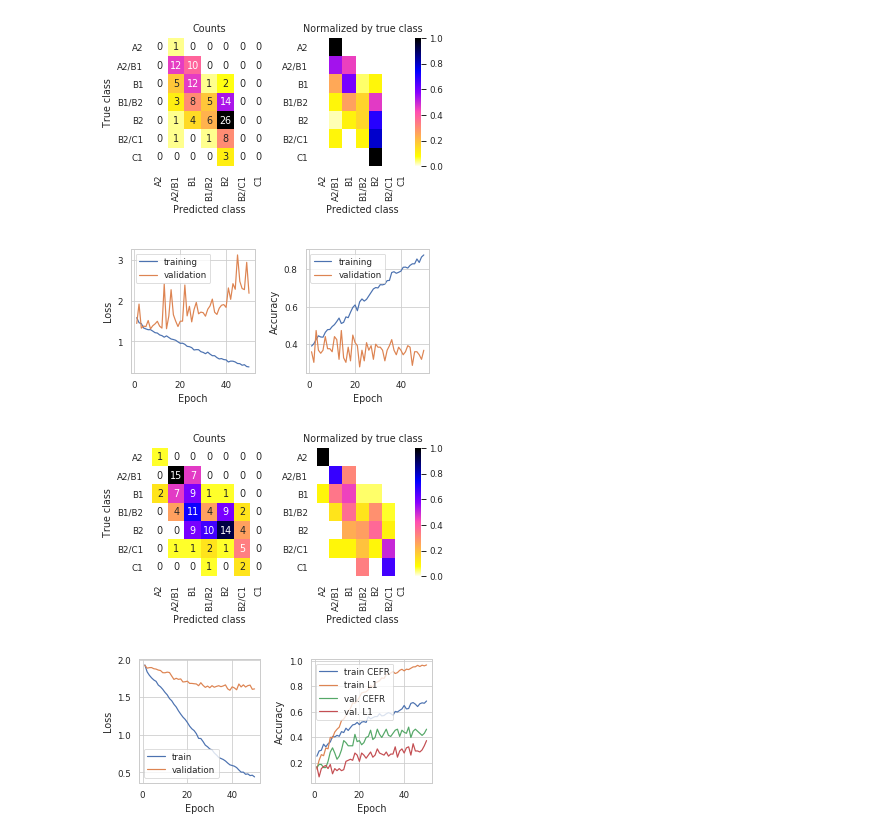
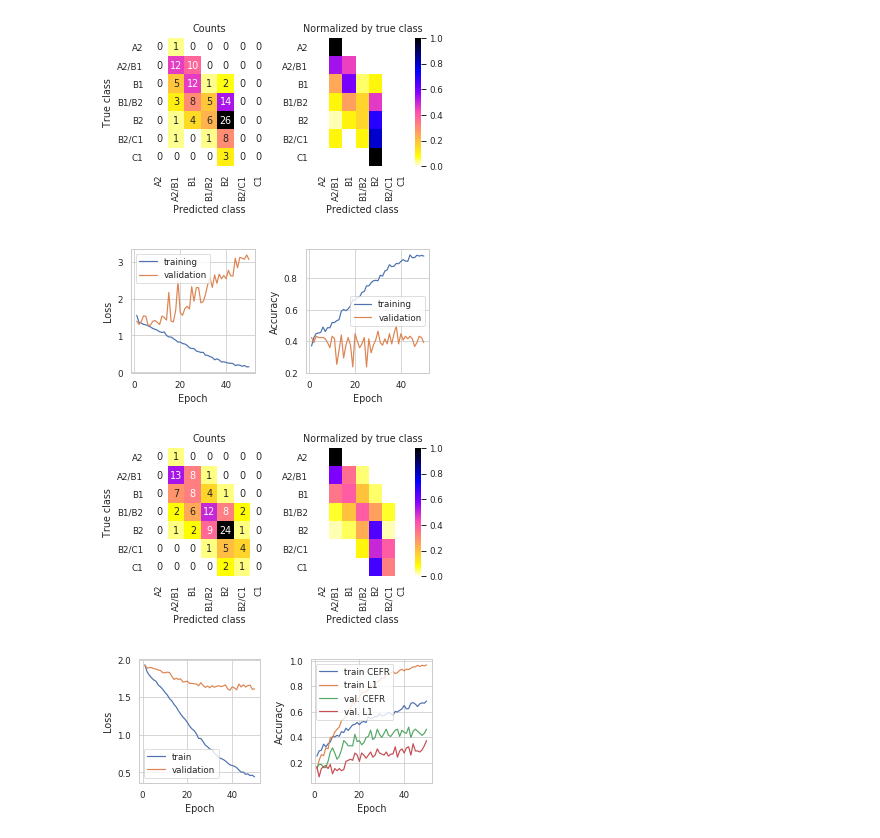
Before and after one commit to PhyloStar/NorskASK, a Jupyter notebook: notebooks/Confusion matrices.ipynb, the cells around one changed output. Saved outputs shown, nothing was run; the diff lists cells and outputs as text; code cells hidden in the pictures.

```diff
--- a/notebooks/Confusion matrices.ipynb
+++ b/notebooks/Confusion matrices.ipynb
@@ -74,14 +74,14 @@ conf_matrices(r)
 [figure]
 [figure]
 # %%
-r = pickle.load((RESULTS_DIR / 'rnn-25858209.pkl').open('rb'))
+r = pickle.load((RESULTS_DIR / 'rnn-26287008_27.pkl').open('rb'))
 history_plot(r)
 #plt.savefig(str(IMG_DIR / 'rnn-training.pdf'), bbox_inches='tight')
 conf_matrices(r)
 #plt.savefig(str(IMG_DIR / 'rnn-confusion.pdf'), bbox_inches='tight')
 # %% [output]
-[figure, old version]
+[figure, new version]
-[figure, old version]
+[figure, new version]
 # %%
 r = pickle.load((RESULTS_DIR / 'cnn-multi-26199963_11.pkl').open('rb'))
 history_plot(r)
```
Also changed, not shown: parts of 2 cells of this notebook, 7 other files.
